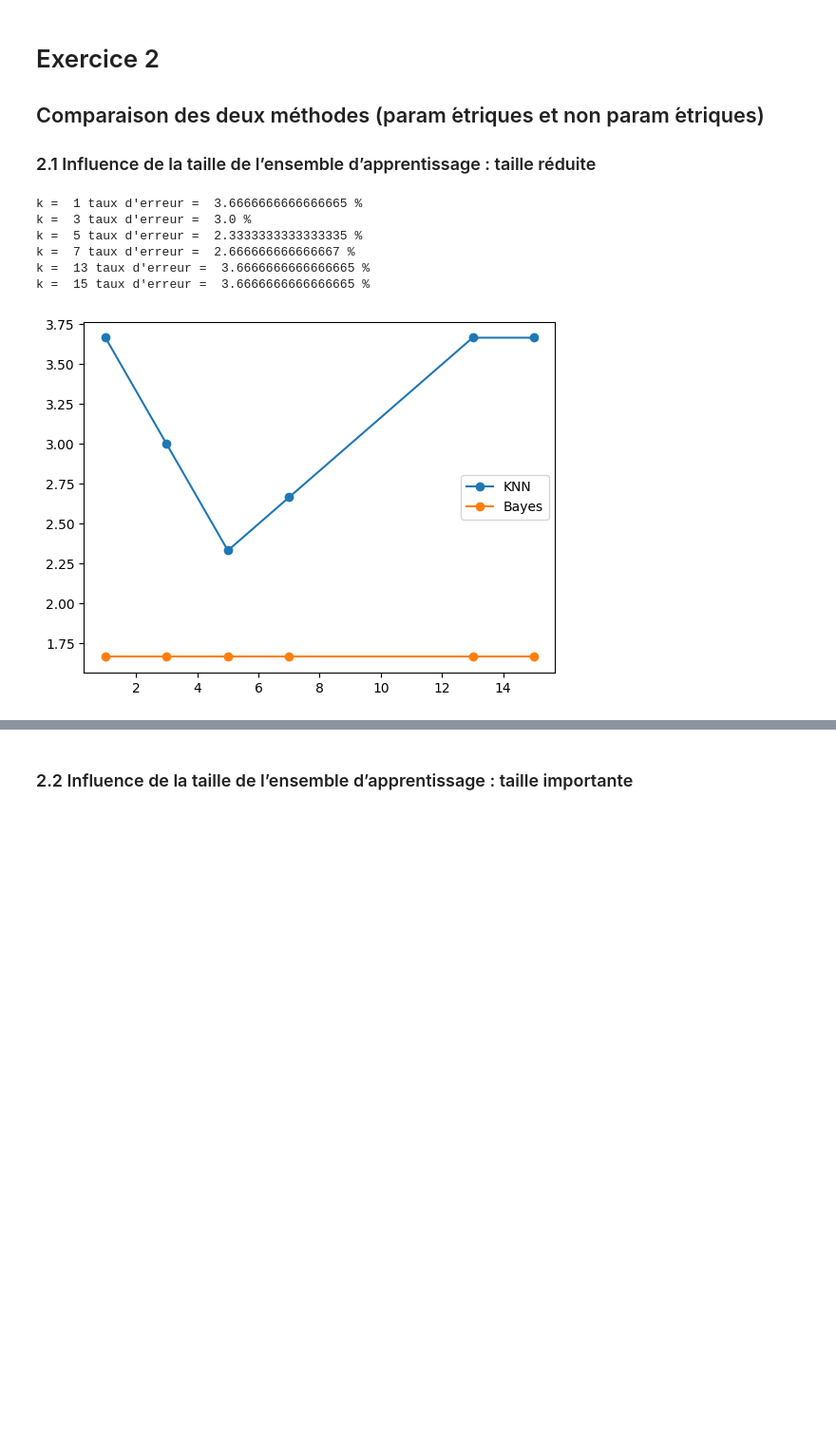
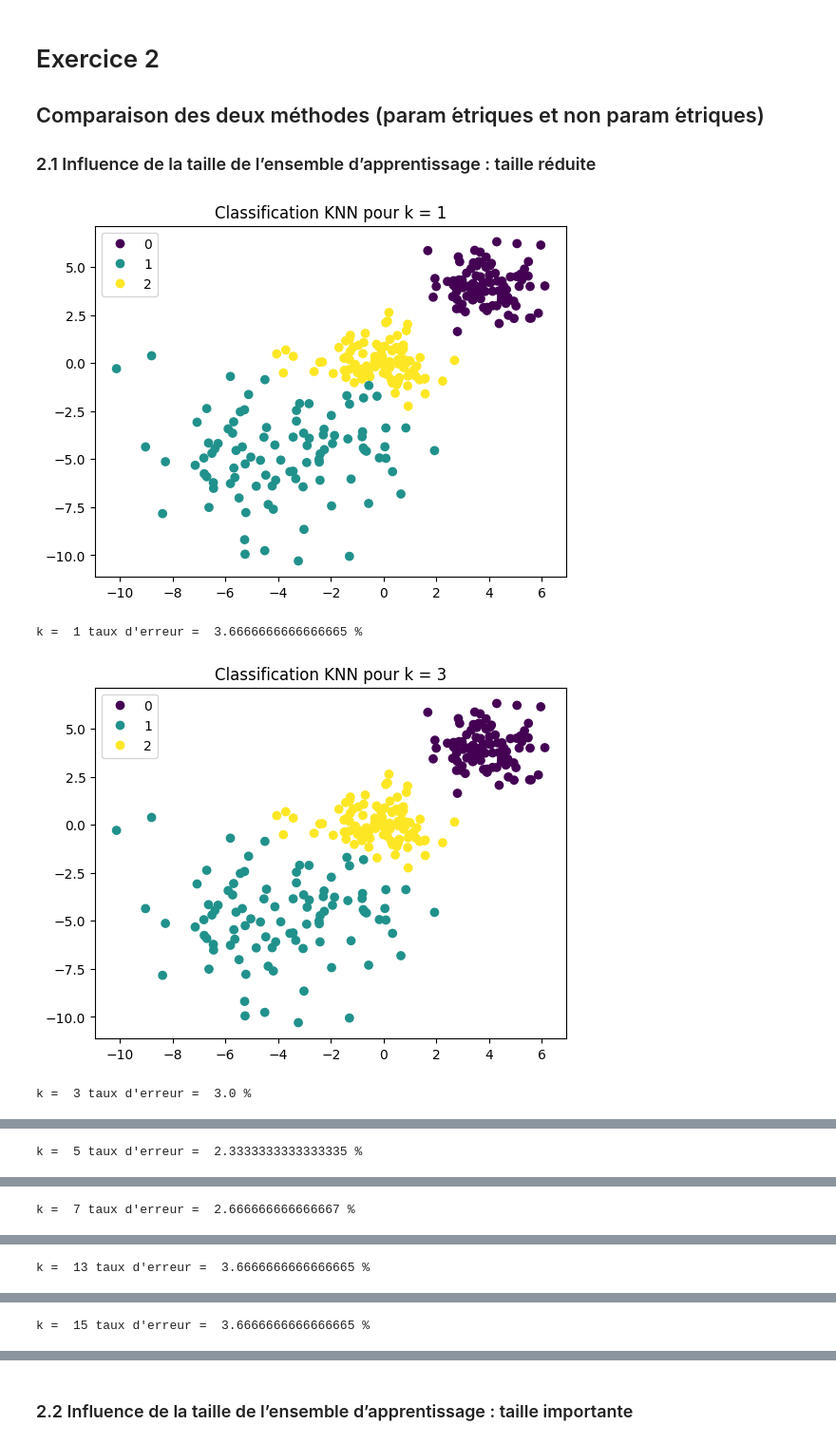
Before and after one commit to JugurthaAsma/ML, a Jupyter notebook: Projet1/src/classif.ipynb, the cells around one changed output, grey strips where cells are left out. Shown at 95% size. Cells and saved outputs as stored; diff of their text form; code cells hidden in the pictures; blank space fills up the shorter version.

```diff
--- a/Projet1/src/classif.ipynb
+++ b/Projet1/src/classif.ipynb
@@ -129,26 +150,24 @@ def knn(apprent, classe_origine, k, x):
 # %%
 classes = [0]*20 + [1]*20 + [2]*20
 k = [1, 3, 5, 7, 13, 15]
 p1_petit_apprent, p1_petit_x, p1_petit_oracle = readExcel("p1_petit")
 
 # for KNN
 knnErrors = []
 for i in k:
     res_knn = knn(p1_petit_apprent, classes, i, p1_petit_x)
+    affiche_classe(p1_petit_x[0], p1_petit_x[1], res_knn, "Classification KNN pour k = " + str(i))
     error = calcTauxErreur(res_knn, p1_petit_oracle)
     print("k = ", i, "taux d'erreur = ", error , "%")
     knnErrors.append(error)
 
 # for Bayes
 res_bayes = naive_bayes(p1_petit_apprent, classes, p1_petit_x)
 bayesErrors = [calcTauxErreur(res_bayes, p1_petit_oracle)]*len(k)
 
-affiche_classe(k, knnErrors, bayesErrors)
+affiche_taux_erreur(k, knnErrors, bayesErrors)
 # %% [output]
+[figure, new version]
 k =  1 taux d'erreur =  3.6666666666666665 %
-k =  3 taux d'erreur =  3.0 %
-k =  5 taux d'erreur =  2.3333333333333335 %
-k =  7 taux d'erreur =  2.666666666666667 %
-k =  13 taux d'erreur =  3.6666666666666665 %
-k =  15 taux d'erreur =  3.6666666666666665 %
-[figure, old version]
+[figure, added]
+k =  3 taux d'erreur =  3.0 %
@@ -154,0 +175 @@ k =  15 taux d'erreur =  3.6666666666666665 %
+k =  5 taux d'erreur =  2.3333333333333335 %
@@ -154,0 +177 @@ k =  15 taux d'erreur =  3.6666666666666665 %
+k =  7 taux d'erreur =  2.666666666666667 %
@@ -154,0 +179 @@ k =  15 taux d'erreur =  3.6666666666666665 %
+k =  13 taux d'erreur =  3.6666666666666665 %
@@ -154,0 +181 @@ k =  15 taux d'erreur =  3.6666666666666665 %
+k =  15 taux d'erreur =  3.6666666666666665 %
```
Also changed, not shown: parts of 11 cells of this notebook, 5 other files.
